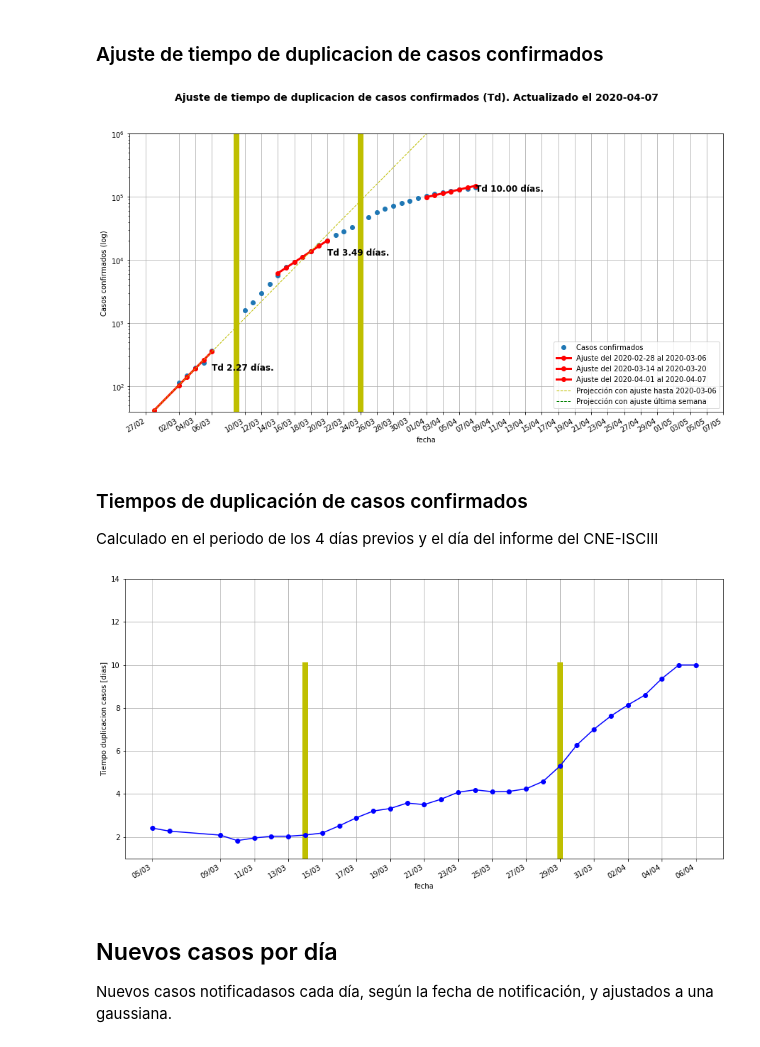
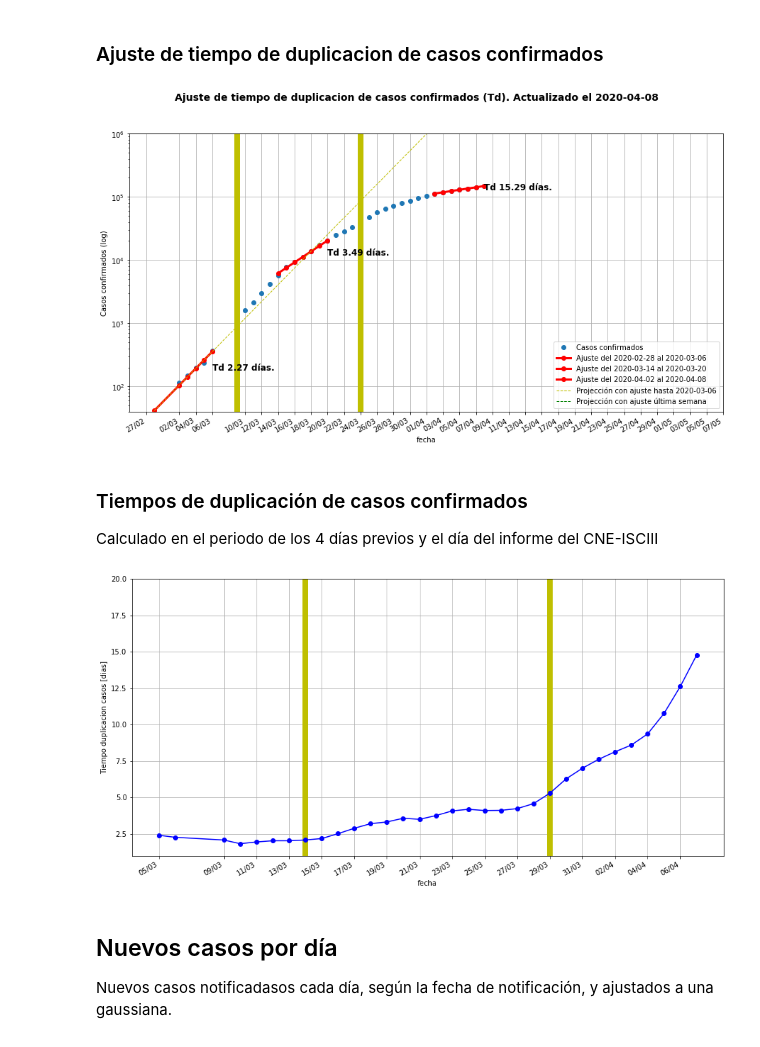
Before and after one commit to PedroVelez/COVID19_es, a Jupyter notebook: notebooks/LogisticCurveUpdate.ipynb, the cells around one changed output. Cells and saved outputs as stored; diff of their text form; code cells hidden in the pictures.

Commit message:
Modified figures

```diff
--- a/notebooks/LogisticCurveUpdate.ipynb
+++ b/notebooks/LogisticCurveUpdate.ipynb
@@ -181,7 +181,7 @@ total_xaxis = np.concatenate((np.arange(-days_past,0),xdata,future_axis))
 dates_total_xaxis = dates[0]+total_xaxis.astype('timedelta64[D]')
 
 p0=[0, 2]
-bounds=([-10000, 1], [10, 10])
+bounds=([-10000, 1], [10, 30])
 params_names = ['x0', 'Td']
 # %%
 Lsta=[1,12,np.size(xdata)-7]
@@ -233,7 +233,7 @@ ax.grid(True)
 ax.set_ylim([40, 1000000])
 ax.set_xticks(dates_total_xaxis[::2]);
 # %% [output]
-[figure, old version]
+[figure, new version]
 # %% [markdown]
 ### Tiempos de duplicación de casos confirmados
 Calculado en el periodo de los 4 días previos y el día del informe del CNE-ISCIII
@@ -249,17 +249,17 @@ for i1 in range(6,np.size(xdata)):
 # %%
 fig, ax = plt.subplots(figsize=(15,8))
 fig.autofmt_xdate()
-ax.plot([dates_STd[7],dates_STd[7]],[1,10],'y',linewidth=8)
-ax.plot([dates_STd[22],dates_STd[22]],[1,10],'y',linewidth=8)
+ax.plot([dates_STd[7],dates_STd[7]],[1,20],'y',linewidth=8)
+ax.plot([dates_STd[22],dates_STd[22]],[1,20],'y',linewidth=8)
 ax.plot(dates_STd,STd,'bo-')
 ax.xaxis.set_major_formatter(mdates.DateFormatter('%d/%m'))
 ax.set_xlabel('fecha')
 ax.set_ylabel('Tiempo duplicacion casos [dias]')
 ax.grid(True)
-ax.set_ylim([1,14])
+ax.set_ylim([1,20])
 ax.set_xticks(dates_STd[::2]);
 # %% [output]
-[figure, old version]
+[figure, new version]
 # %% [markdown]
 ## Nuevos casos por día <a class="anchor" id="1."></a>
 Nuevos casos notificadasos cada día, según la fecha de notificación, y ajustados a una gaussiana.
```
Also changed, not shown: parts of 8 cells of this notebook.
